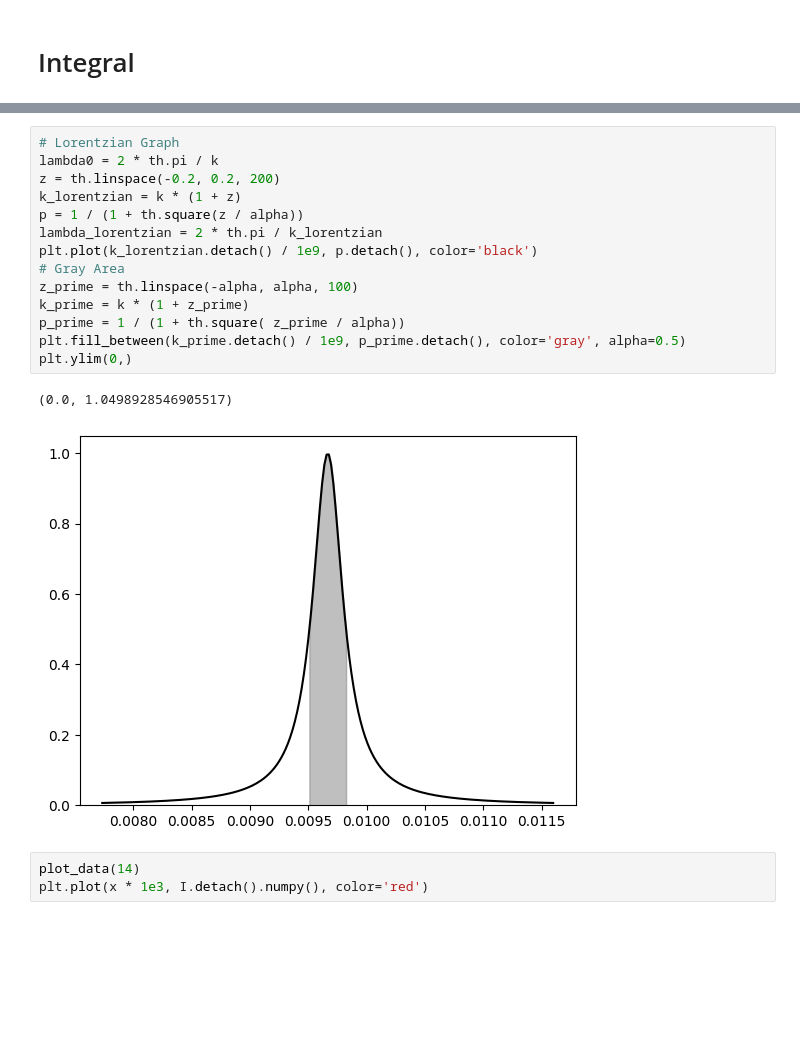
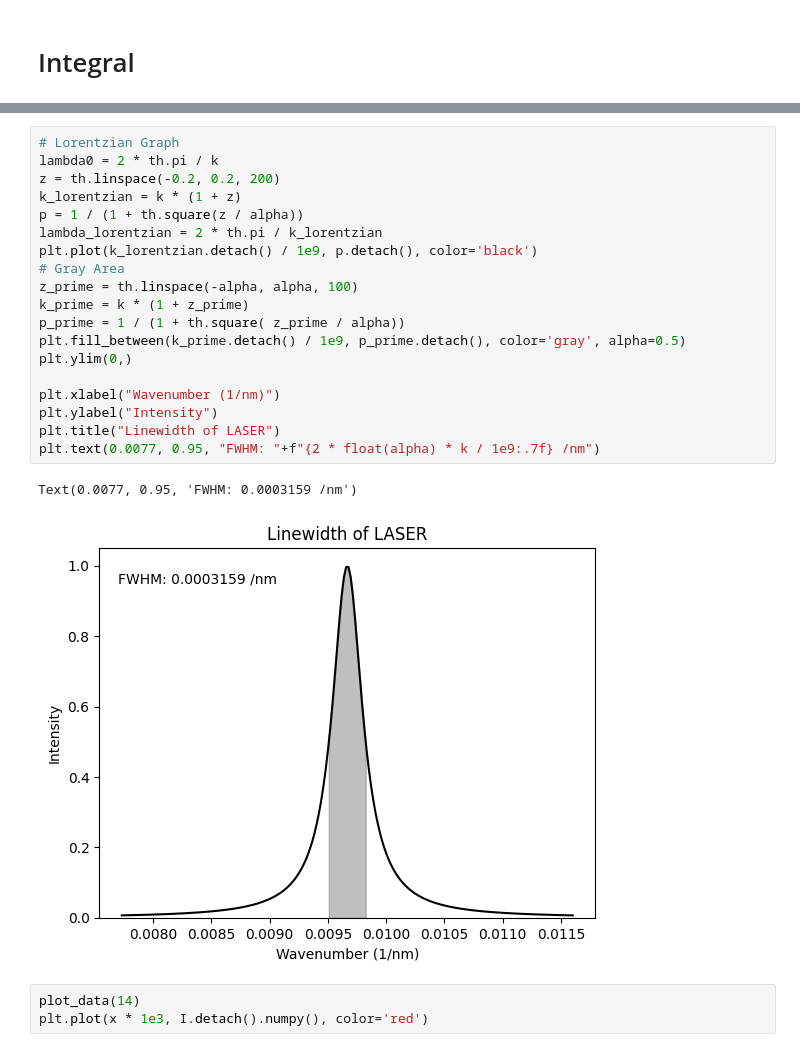
Before and after one commit to IntermidiatePhysicsExperiment/Single-Photon-Interference, a Jupyter notebook: integral_fitting.ipynb, the cells around one changed output, grey strips where cells are left out. Drawn from its saved outputs; the diff is of its cells as text; blank space fills up the shorter version.

```diff
--- a/integral_fitting.ipynb
+++ b/integral_fitting.ipynb
@@ -186,20 +224,25 @@ R2: 0.9968833421901172
 # %%
 # Lorentzian Graph
 lambda0 = 2 * th.pi / k
 z = th.linspace(-0.2, 0.2, 200)
 k_lorentzian = k * (1 + z)
 p = 1 / (1 + th.square(z / alpha))
 lambda_lorentzian = 2 * th.pi / k_lorentzian
 plt.plot(k_lorentzian.detach() / 1e9, p.detach(), color='black')
 # Gray Area
 z_prime = th.linspace(-alpha, alpha, 100)
 k_prime = k * (1 + z_prime)
 p_prime = 1 / (1 + th.square( z_prime / alpha))
 plt.fill_between(k_prime.detach() / 1e9, p_prime.detach(), color='gray', alpha=0.5)
 plt.ylim(0,)
+
+plt.xlabel("Wavenumber (1/nm)")
+plt.ylabel("Intensity")
+plt.title("Linewidth of LASER")
+plt.text(0.0077, 0.95, "FWHM: "+f"{2 * float(alpha) * k / 1e9:.7f} /nm")
 # %% [output]
-(0.0, 1.0498928546905517)
+Text(0.0077, 0.95, 'FWHM: 0.0003159 /nm')
-[figure, old version]
+[figure, new version]
 # %%
 plot_data(14)
 plt.plot(x * 1e3, I.detach().numpy(), color='red')
```
Also changed, not shown: parts of 20 cells of this notebook, 27 other files.
